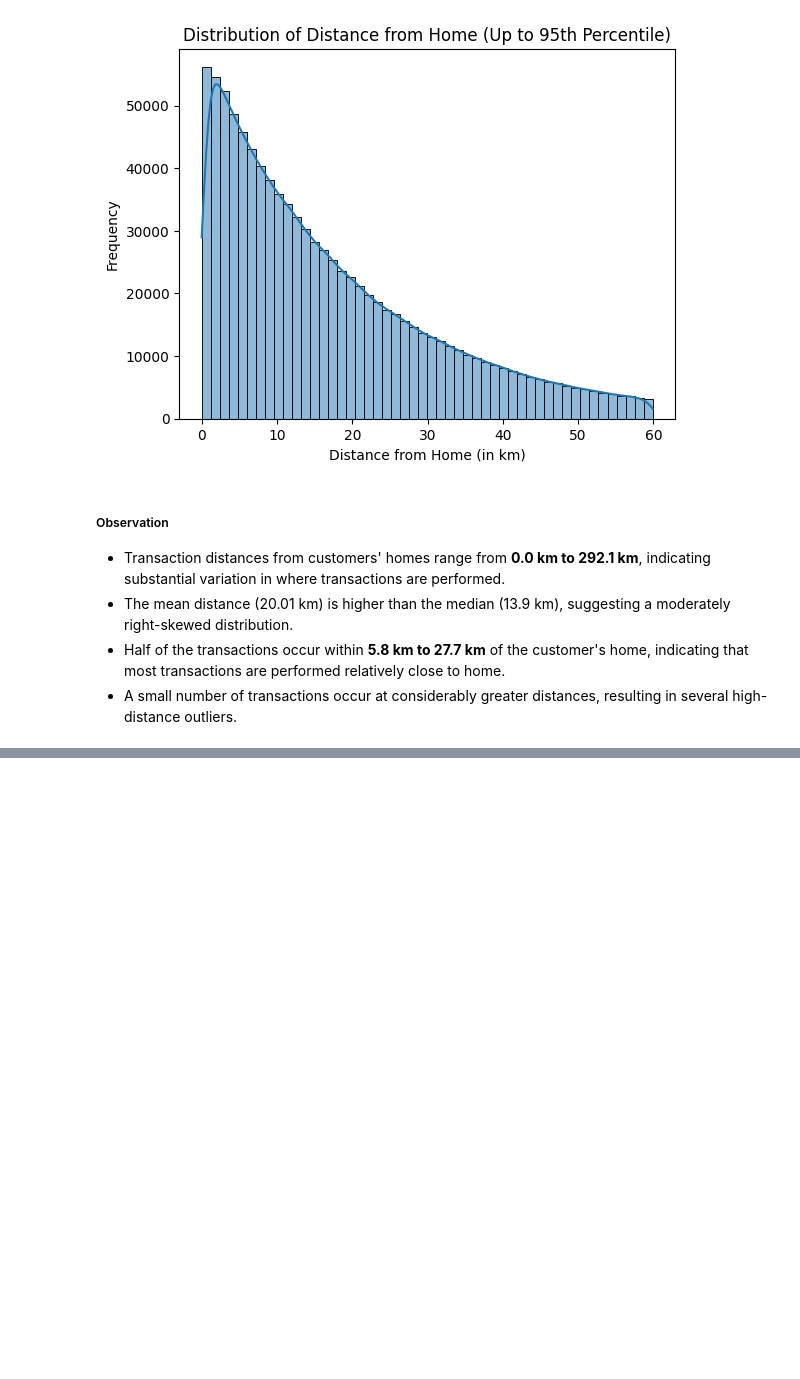
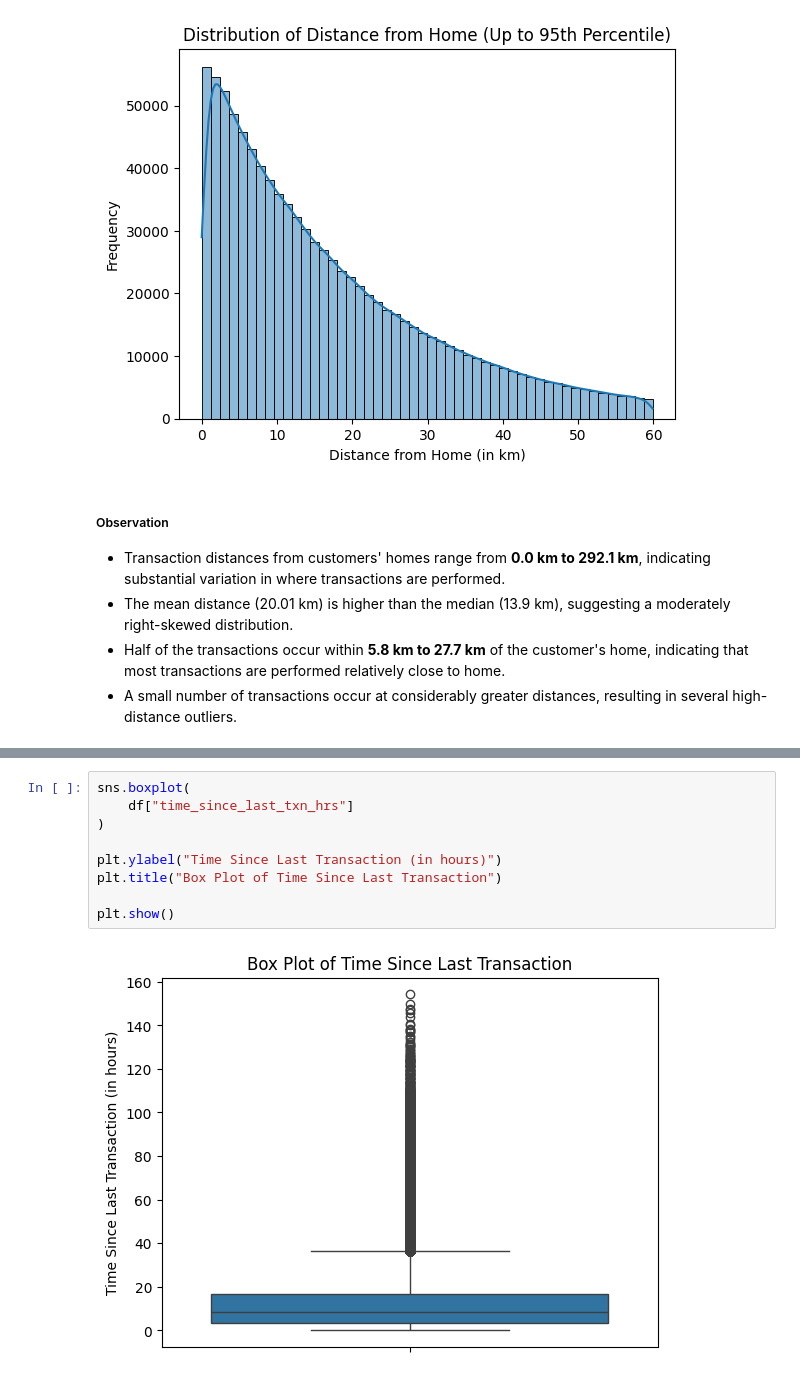
Before and after one commit to abhi-saurav-saroya/bank-fraud-eda, a Jupyter notebook: notebooks/02_exploratory_data_analysis.ipynb, the cells around one changed output, grey strips where cells are left out. Cells and saved outputs as stored; diff of their text form; blank space fills up the shorter version.

```diff
--- a/notebooks/02_exploratory_data_analysis.ipynb
+++ b/notebooks/02_exploratory_data_analysis.ipynb
@@ -636,0 +675,11 @@ plt.show()
+# %%
+sns.boxplot(
+    df["time_since_last_txn_hrs"]
+)
+
+plt.ylabel("Time Since Last Transaction (in hours)")
+plt.title("Box Plot of Time Since Last Transaction")
+
+plt.show()
+# %% [output]
+[figure, added]
```
Also changed, not shown: parts of 7 cells of this notebook.
